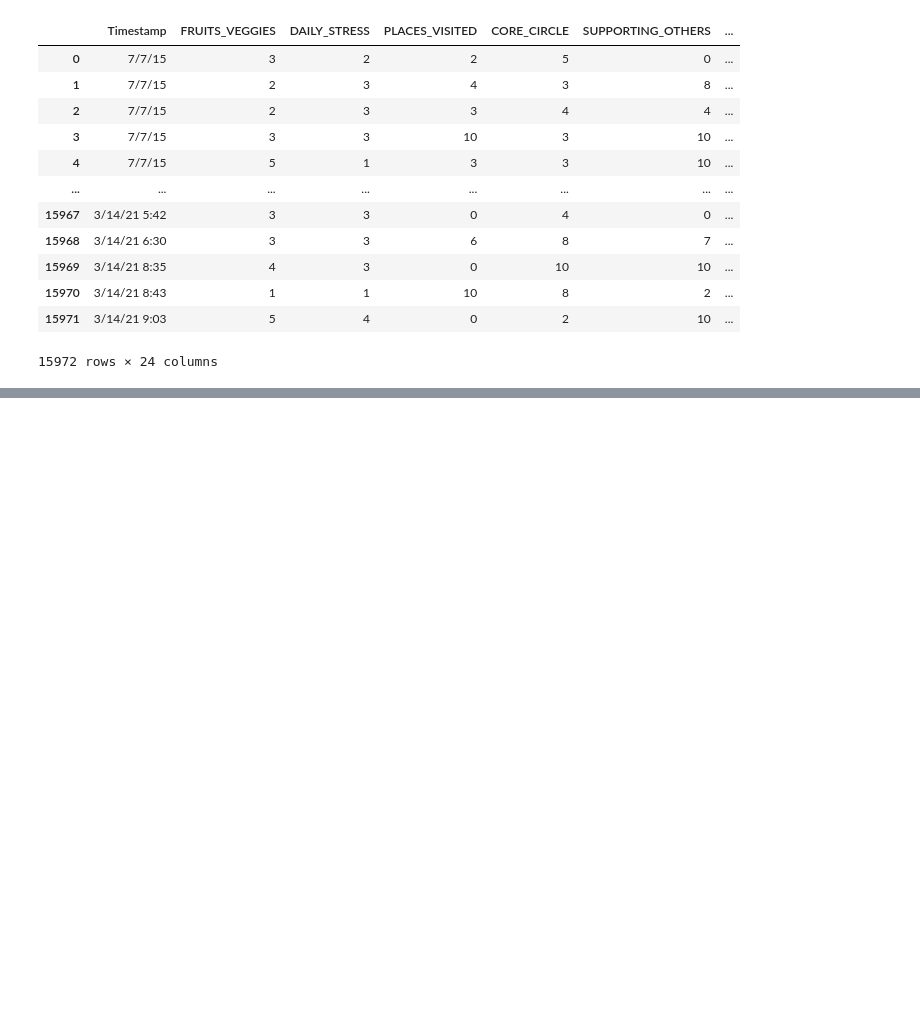
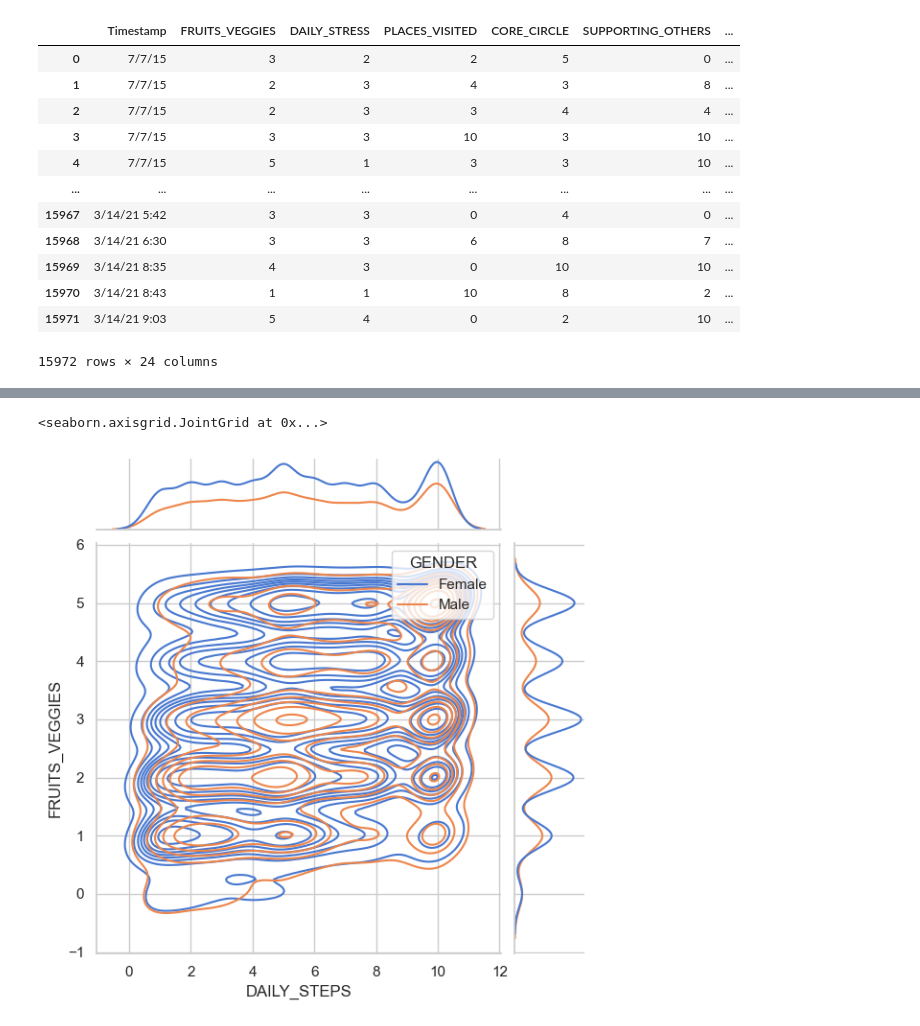
Before and after one commit to ubco-W2022T2-data301/project-group-group06, a Jupyter notebook: analysis/analysis3.ipynb, the cells around one changed output, grey strips where cells are left out. Saved outputs shown, nothing was run; the diff lists cells and outputs as text; code cells hidden in the pictures; blank space fills up the shorter version.

```diff
--- a/analysis/analysis3.ipynb
+++ b/analysis/analysis3.ipynb
@@ -36,0 +140,6 @@ df
+# %%
+sns.jointplot(x="DAILY_STEPS", y="FRUITS_VEGGIES",
+             hue="GENDER", kind="kde", data=dfa, palette="muted")
+# %% [output]
+<seaborn.axisgrid.JointGrid at 0x...>
+[figure, added]
```
Also changed, not shown: parts of 17 cells of this notebook.
